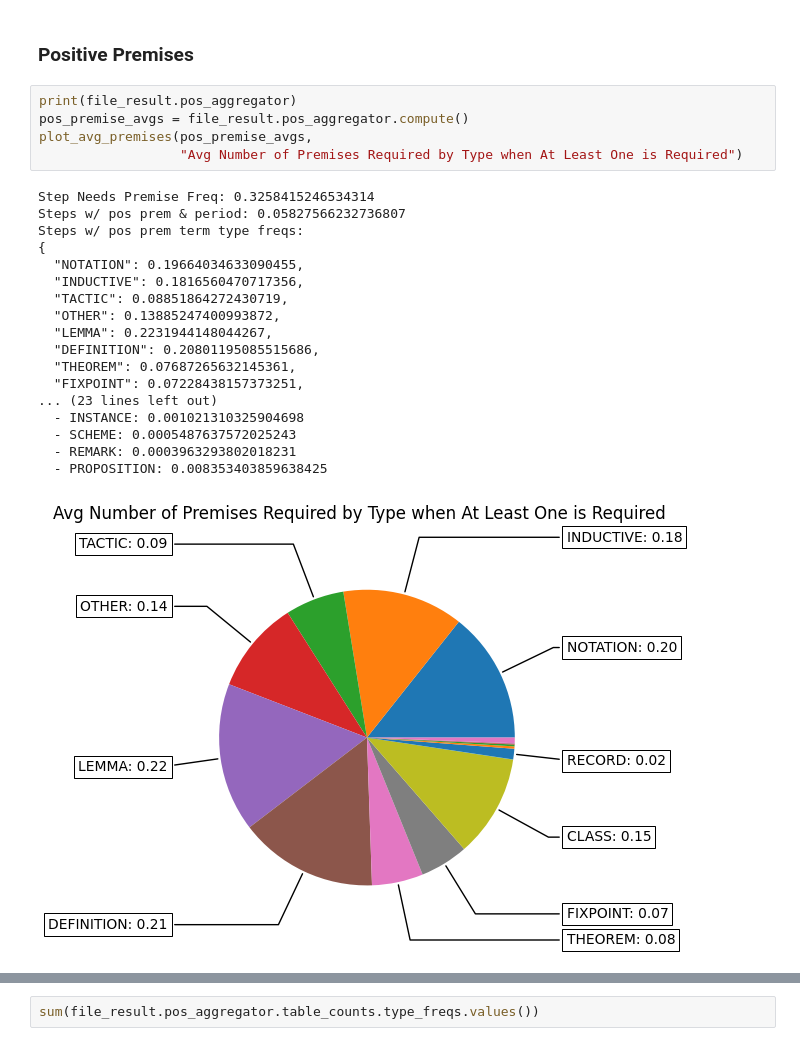
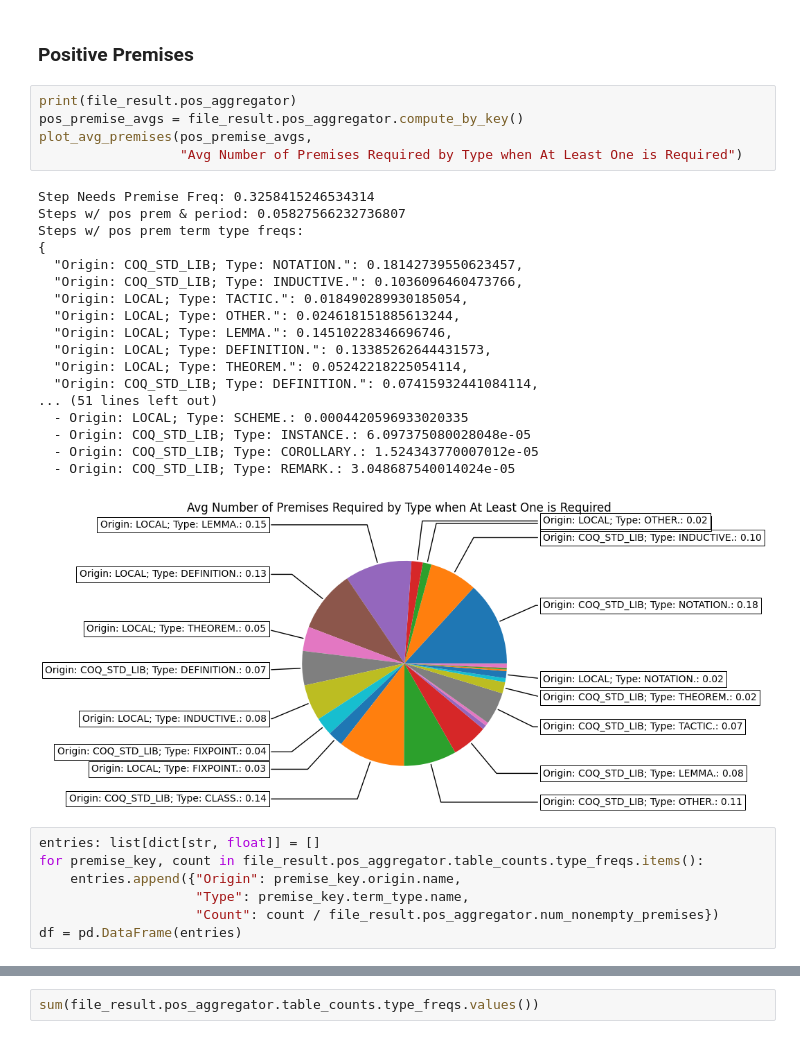
Before and after one commit to rkthomps/coq-modeling, a Jupyter notebook: notebooks/data_management/data_viz.ipynb, the cells around one changed output, grey strips where cells are left out. Drawn from its saved outputs; the diff is of its cells as text.

```diff
--- a/notebooks/data_management/data_viz.ipynb
+++ b/notebooks/data_management/data_viz.ipynb
@@ -134,25 +150,32 @@ Average # of Premises Available by Type:
 ### Positive Premises
 # %%
 print(file_result.pos_aggregator)
-pos_premise_avgs = file_result.pos_aggregator.compute()
+pos_premise_avgs = file_result.pos_aggregator.compute_by_key()
 plot_avg_premises(pos_premise_avgs,
                   "Avg Number of Premises Required by Type when At Least One is Required")
 # %% [output]
 Step Needs Premise Freq: 0.3258415246534314
 Steps w/ pos prem & period: 0.05827566232736807
 Steps w/ pos prem term type freqs:
 {
-  "NOTATION": 0.19664034633090455,
-  "INDUCTIVE": 0.1816560470717356,
-  "TACTIC": 0.08851864272430719,
-  "OTHER": 0.13885247400993872,
-  "LEMMA": 0.2231944148044267,
-  "DEFINITION": 0.20801195085515686,
-  "THEOREM": 0.07687265632145361,
-  "FIXPOINT": 0.07228438157373251,
-... (23 lines left out)
-  - INSTANCE: 0.001021310325904698
-  - SCHEME: 0.0005487637572025243
-  - REMARK: 0.0003963293802018231
-  - PROPOSITION: 0.008353403859638425
+  "Origin: COQ_STD_LIB; Type: NOTATION.": 0.18142739550623457,
+  "Origin: COQ_STD_LIB; Type: INDUCTIVE.": 0.1036096460473766,
+  "Origin: LOCAL; Type: TACTIC.": 0.018490289930185054,
+  "Origin: LOCAL; Type: OTHER.": 0.024618151885613244,
+  "Origin: LOCAL; Type: LEMMA.": 0.14510228346696746,
+  "Origin: LOCAL; Type: DEFINITION.": 0.13385262644431573,
+  "Origin: LOCAL; Type: THEOREM.": 0.05242218225054114,
+  "Origin: COQ_STD_LIB; Type: DEFINITION.": 0.07415932441084114,
+... (51 lines left out)
+  - Origin: LOCAL; Type: SCHEME.: 0.0004420596933020335
+  - Origin: COQ_STD_LIB; Type: INSTANCE.: 6.097375080028048e-05
+  - Origin: COQ_STD_LIB; Type: COROLLARY.: 1.524343770007012e-05
+  - Origin: COQ_STD_LIB; Type: REMARK.: 3.048687540014024e-05
-[figure, old version]
+[figure, new version]
+# %%
+entries: list[dict[str, float]] = []
+for premise_key, count in file_result.pos_aggregator.table_counts.type_freqs.items():
+    entries.append({"Origin": premise_key.origin.name,
+                    "Type": premise_key.term_type.name,
+                    "Count": count / file_result.pos_aggregator.num_nonempty_premises})
+df = pd.DataFrame(entries)
```
Also changed, not shown: parts of 7 cells of this notebook, 11 other files.
